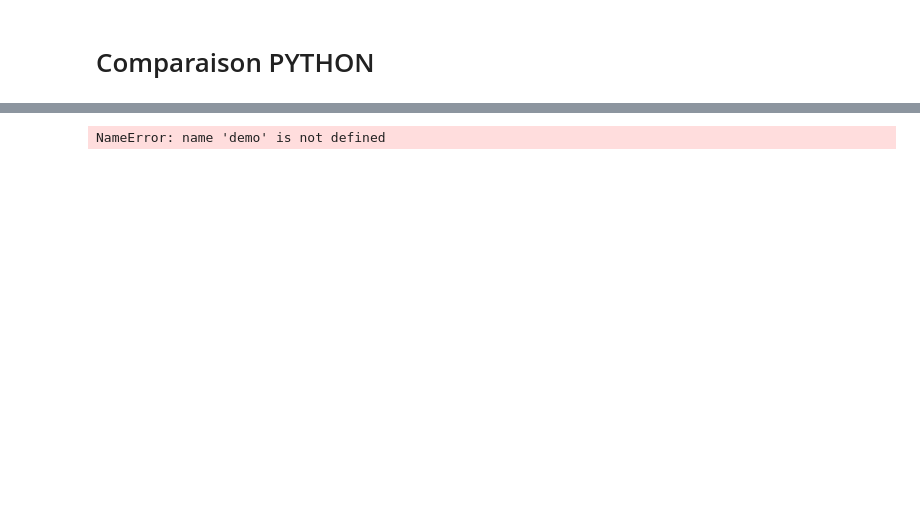
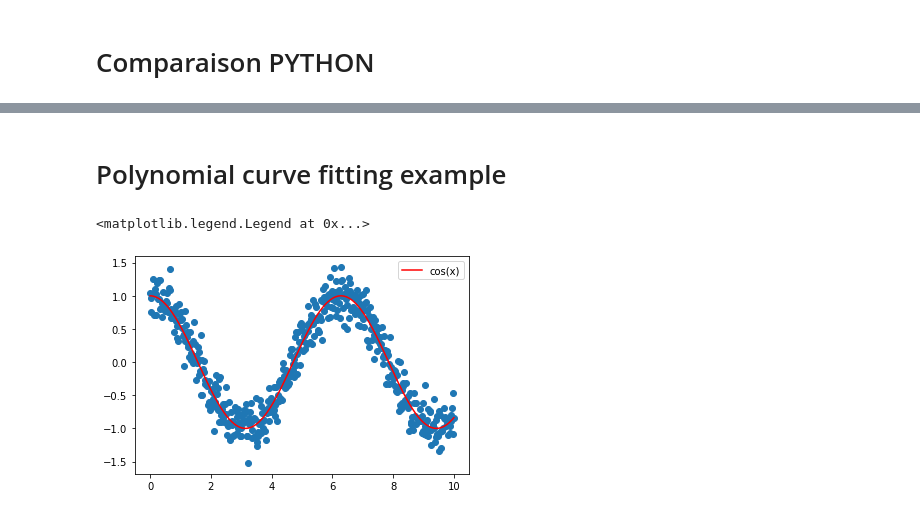
Before and after one commit to griezu/Differential_Evolution, a Jupyter notebook: Differential_Evolution.ipynb, the cells around one changed output, grey strips where cells are left out. Cells and saved outputs as stored; diff of their text form; code cells hidden in the pictures; blank space fills up the shorter version.

```diff
--- a/Differential_Evolution.ipynb
+++ b/Differential_Evolution.ipynb
@@ -123,24 +196,11 @@ Wall time: 6.68 µs
-# %%
-# demo.py
-
-from differential_evolution import DifferentialEvolution
-import datetime
-
-import numpy as np
-from matplotlib import pyplot as plt
-
-if __name__ == '__main__':
-    number_of_runs = 5
-    val = 0
-    print_time = True
-
-    for i in xrange(number_of_runs):
-        start = datetime.datetime.now()
-        de = DifferentialEvolution(num_iterations=200, dim=10, CR=0.4, F=0.48, population_size=75, print_status=False, func='sphere')
-        val += de.simulate()
-        if print_time:
-            print('\nTime taken:', datetime.datetime.now() - start)
-    print('-'*80)
-    print("\nFinal average of all runs:", val / number_of_runs)
-# %% [output]
-NameError: name 'demo' is not defined
+# %% [markdown]
+# <a id="curve_fitting"></a> Polynomial curve fitting example
+# %%
+>>> x = np.linspace(0, 10, 500)
+>>> y = np.cos(x) + np.random.normal(0, 0.2, 500)
+>>> plt.scatter(x, y)
+>>> plt.plot(x, np.cos(x), label='cos(x)',c='r')
+>>> plt.legend()
+# %% [output]
+<matplotlib.legend.Legend at 0x...>
+[figure, added]
```
Also changed, not shown: parts of 33 cells of this notebook.
